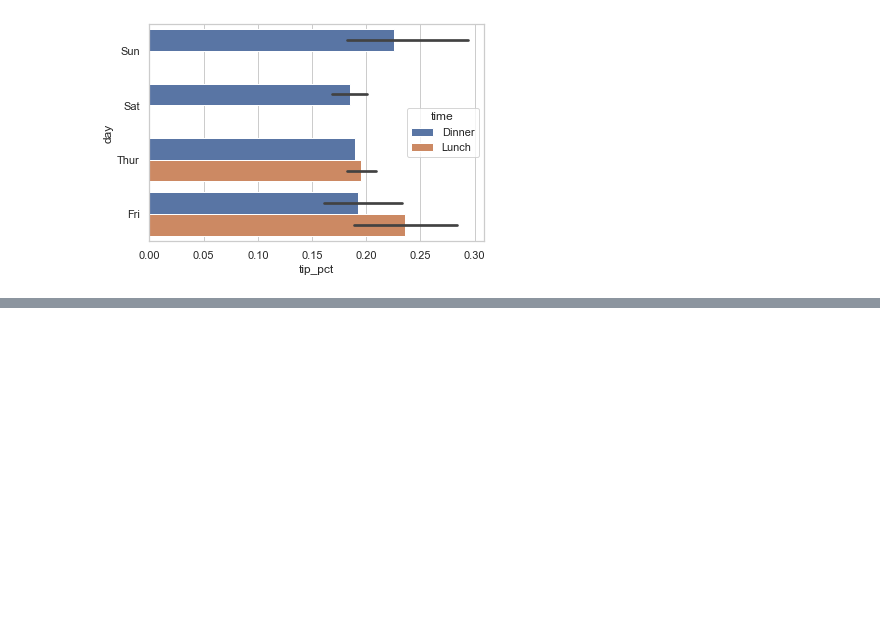
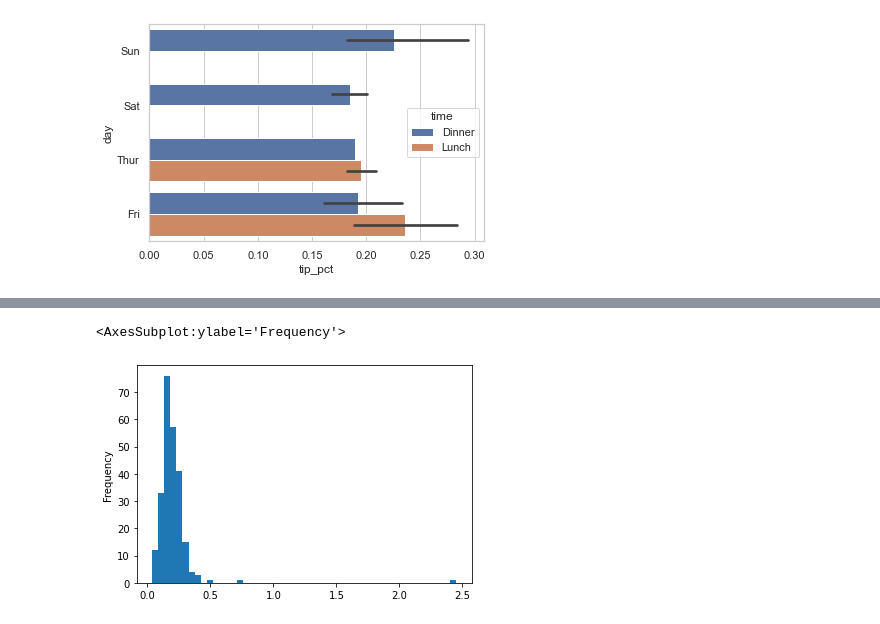
Before and after one commit to Kaiquenakao/plotagem-visualizacao, a Jupyter notebook: plotagem.ipynb, the cells around one changed output, grey strips where cells are left out. Cells and saved outputs as stored; diff of their text form; code cells hidden in the pictures; blank space fills up the shorter version.

Commit message:
Histogramas e plotagens de densidade

```diff
--- a/plotagem.ipynb
+++ b/plotagem.ipynb
@@ -510,0 +514,4 @@ sns.barplot(x='tip_pct', y='day', data=tips, hue='time', orient='h') # separaç
+# %%
+tips = pd.read_csv('examples/tips.csv')
+tips['tip_pct'] = tips['tip'] / (tips['total_bill'] - tips['tip'])
+tips.head()
@@ -510,0 +525,5 @@ sns.barplot(x='tip_pct', y='day', data=tips, hue='time', orient='h') # separaç
+# %%
+tips['tip_pct'].plot.hist(bins=50)
+# %% [output]
+<AxesSubplot:ylabel='Frequency'>
+[figure, added]
```
Also changed, not shown: parts of 9 cells of this notebook.
